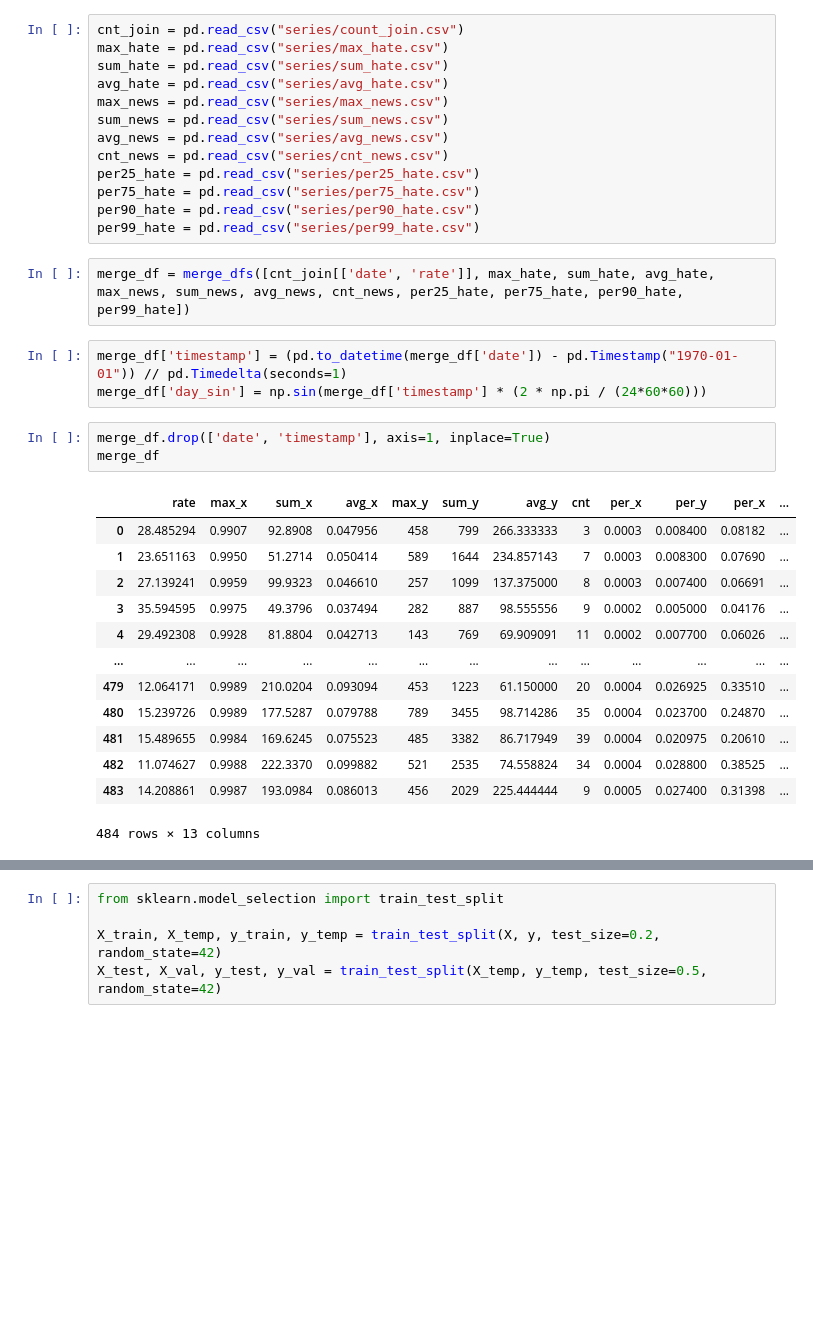
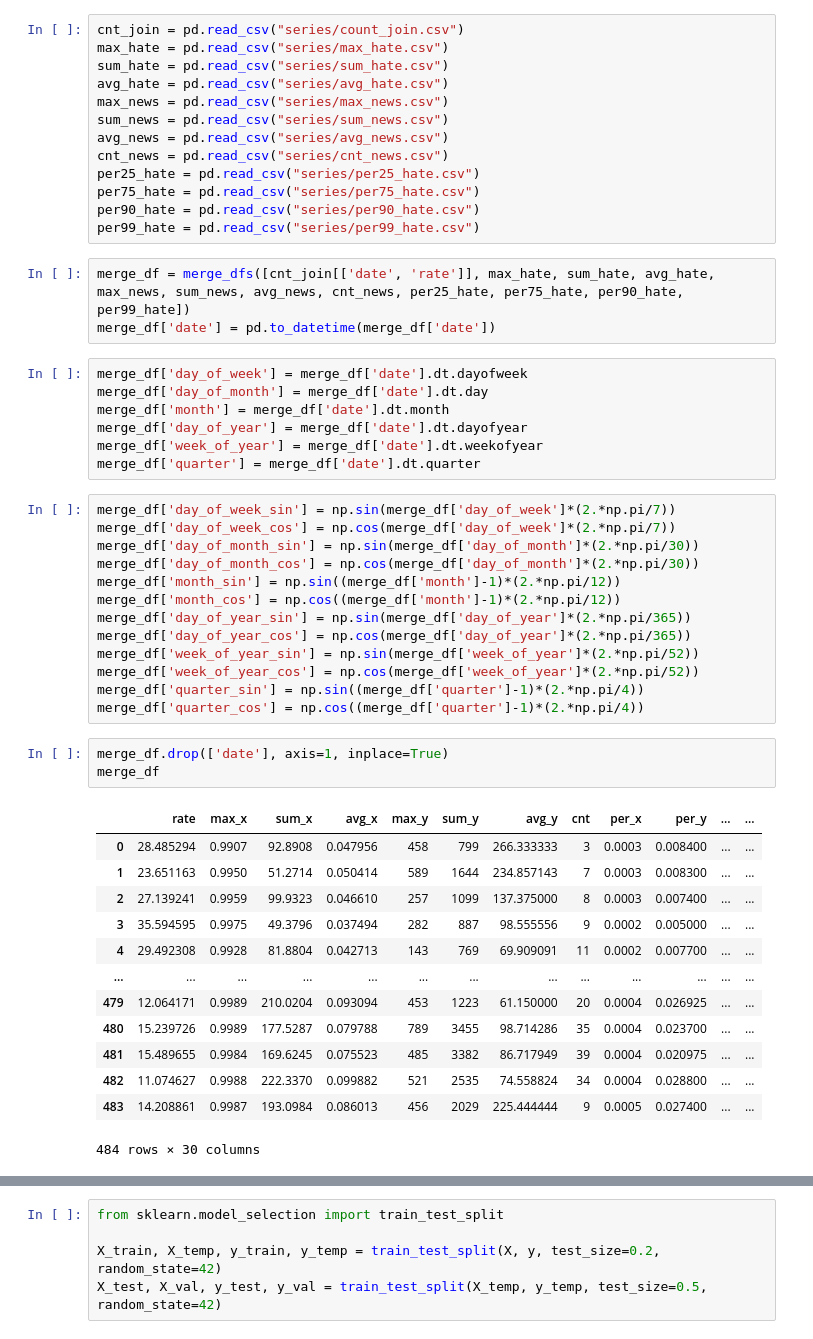
Before and after one commit to alex-dias/hate_twitter_trend, a Jupyter notebook: multivariate_analysis.ipynb, the cells around one changed output, grey strips where cells are left out. Drawn from its saved outputs; the diff is of its cells as text; blank space fills up the shorter version.

```diff
--- a/multivariate_analysis.ipynb
+++ b/multivariate_analysis.ipynb
@@ -63,25 +43,43 @@ per90_hate = pd.read_csv("series/per90_hate.csv")
 per99_hate = pd.read_csv("series/per99_hate.csv")
 # %%
 merge_df = merge_dfs([cnt_join[['date', 'rate']], max_hate, sum_hate, avg_hate, max_news, sum_news, avg_news, cnt_news, per25_hate, per75_hate, per90_hate, per99_hate])
+merge_df['date'] = pd.to_datetime(merge_df['date'])
-# %%
-merge_df['timestamp'] = (pd.to_datetime(merge_df['date']) - pd.Timestamp("1970-01-01")) // pd.Timedelta(seconds=1)
-merge_df['day_sin'] = np.sin(merge_df['timestamp'] * (2 * np.pi / (24*60*60)))
+# %%
+merge_df['day_of_week'] = merge_df['date'].dt.dayofweek
+merge_df['day_of_month'] = merge_df['date'].dt.day
+merge_df['month'] = merge_df['date'].dt.month
+merge_df['day_of_year'] = merge_df['date'].dt.dayofyear
+merge_df['week_of_year'] = merge_df['date'].dt.weekofyear
+merge_df['quarter'] = merge_df['date'].dt.quarter
+# %%
+merge_df['day_of_week_sin'] = np.sin(merge_df['day_of_week']*(2.*np.pi/7))
+merge_df['day_of_week_cos'] = np.cos(merge_df['day_of_week']*(2.*np.pi/7))
+merge_df['day_of_month_sin'] = np.sin(merge_df['day_of_month']*(2.*np.pi/30))
+merge_df['day_of_month_cos'] = np.cos(merge_df['day_of_month']*(2.*np.pi/30))
+merge_df['month_sin'] = np.sin((merge_df['month']-1)*(2.*np.pi/12))
+merge_df['month_cos'] = np.cos((merge_df['month']-1)*(2.*np.pi/12))
+merge_df['day_of_year_sin'] = np.sin(merge_df['day_of_year']*(2.*np.pi/365))
+merge_df['day_of_year_cos'] = np.cos(merge_df['day_of_year']*(2.*np.pi/365))
+merge_df['week_of_year_sin'] = np.sin(merge_df['week_of_year']*(2.*np.pi/52))
+merge_df['week_of_year_cos'] = np.cos(merge_df['week_of_year']*(2.*np.pi/52))
+merge_df['quarter_sin'] = np.sin((merge_df['quarter']-1)*(2.*np.pi/4))
+merge_df['quarter_cos'] = np.cos((merge_df['quarter']-1)*(2.*np.pi/4))
 # %%
-merge_df.drop(['date', 'timestamp'], axis=1, inplace=True)
+merge_df.drop(['date'], axis=1, inplace=True)
 merge_df
 # %% [output]
-|  | rate | max_x | sum_x | avg_x | max_y | sum_y | avg_y | cnt | per_x | per_y | per_x | ... |
-| 0 | 28.485294 | 0.9907 | 92.8908 | 0.047956 | 458 | 799 | 266.333333 | 3 | 0.0003 | 0.008400 | 0.08182 | ... |
-| 1 | 23.651163 | 0.9950 | 51.2714 | 0.050414 | 589 | 1644 | 234.857143 | 7 | 0.0003 | 0.008300 | 0.07690 | ... |
-| 2 | 27.139241 | 0.9959 | 99.9323 | 0.046610 | 257 | 1099 | 137.375000 | 8 | 0.0003 | 0.007400 | 0.06691 | ... |
-| 3 | 35.594595 | 0.9975 | 49.3796 | 0.037494 | 282 | 887 | 98.555556 | 9 | 0.0002 | 0.005000 | 0.04176 | ... |
-| 4 | 29.492308 | 0.9928 | 81.8804 | 0.042713 | 143 | 769 | 69.909091 | 11 | 0.0002 | 0.007700 | 0.06026 | ... |
+|  | rate | max_x | sum_x | avg_x | max_y | sum_y | avg_y | cnt | per_x | per_y | ... | ... |
+| 0 | 28.485294 | 0.9907 | 92.8908 | 0.047956 | 458 | 799 | 266.333333 | 3 | 0.0003 | 0.008400 | ... | ... |
+| 1 | 23.651163 | 0.9950 | 51.2714 | 0.050414 | 589 | 1644 | 234.857143 | 7 | 0.0003 | 0.008300 | ... | ... |
+| 2 | 27.139241 | 0.9959 | 99.9323 | 0.046610 | 257 | 1099 | 137.375000 | 8 | 0.0003 | 0.007400 | ... | ... |
+| 3 | 35.594595 | 0.9975 | 49.3796 | 0.037494 | 282 | 887 | 98.555556 | 9 | 0.0002 | 0.005000 | ... | ... |
+| 4 | 29.492308 | 0.9928 | 81.8804 | 0.042713 | 143 | 769 | 69.909091 | 11 | 0.0002 | 0.007700 | ... | ... |
 | ... | ... | ... | ... | ... | ... | ... | ... | ... | ... | ... | ... | ... |
-| 479 | 12.064171 | 0.9989 | 210.0204 | 0.093094 | 453 | 1223 | 61.150000 | 20 | 0.0004 | 0.026925 | 0.33510 | ... |
-| 480 | 15.239726 | 0.9989 | 177.5287 | 0.079788 | 789 | 3455 | 98.714286 | 35 | 0.0004 | 0.023700 | 0.24870 | ... |
-| 481 | 15.489655 | 0.9984 | 169.6245 | 0.075523 | 485 | 3382 | 86.717949 | 39 | 0.0004 | 0.020975 | 0.20610 | ... |
-| 482 | 11.074627 | 0.9988 | 222.3370 | 0.099882 | 521 | 2535 | 74.558824 | 34 | 0.0004 | 0.028800 | 0.38525 | ... |
-| 483 | 14.208861 | 0.9987 | 193.0984 | 0.086013 | 456 | 2029 | 225.444444 | 9 | 0.0005 | 0.027400 | 0.31398 | ... |
+| 479 | 12.064171 | 0.9989 | 210.0204 | 0.093094 | 453 | 1223 | 61.150000 | 20 | 0.0004 | 0.026925 | ... | ... |
+| 480 | 15.239726 | 0.9989 | 177.5287 | 0.079788 | 789 | 3455 | 98.714286 | 35 | 0.0004 | 0.023700 | ... | ... |
+| 481 | 15.489655 | 0.9984 | 169.6245 | 0.075523 | 485 | 3382 | 86.717949 | 39 | 0.0004 | 0.020975 | ... | ... |
+| 482 | 11.074627 | 0.9988 | 222.3370 | 0.099882 | 521 | 2535 | 74.558824 | 34 | 0.0004 | 0.028800 | ... | ... |
+| 483 | 14.208861 | 0.9987 | 193.0984 | 0.086013 | 456 | 2029 | 225.444444 | 9 | 0.0005 | 0.027400 | ... | ... |
-484 rows × 13 columns
+484 rows × 30 columns
 # %%
 plt.figure(figsize=(18, 6))
```
Also changed, not shown: parts of 19 cells of this notebook.
